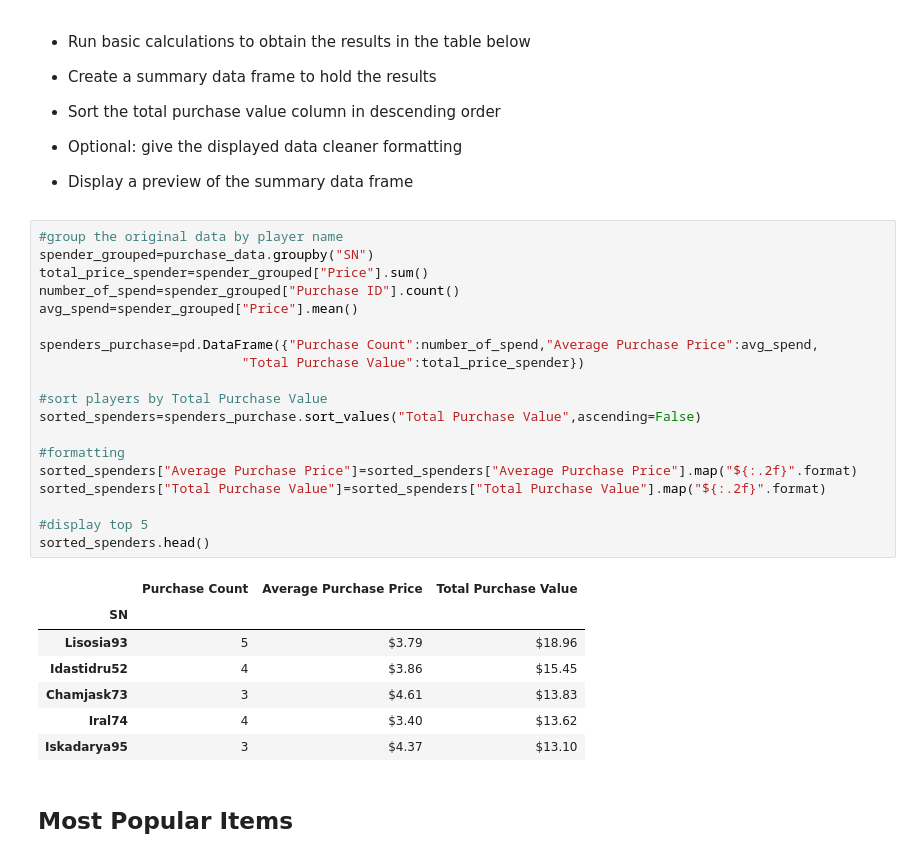
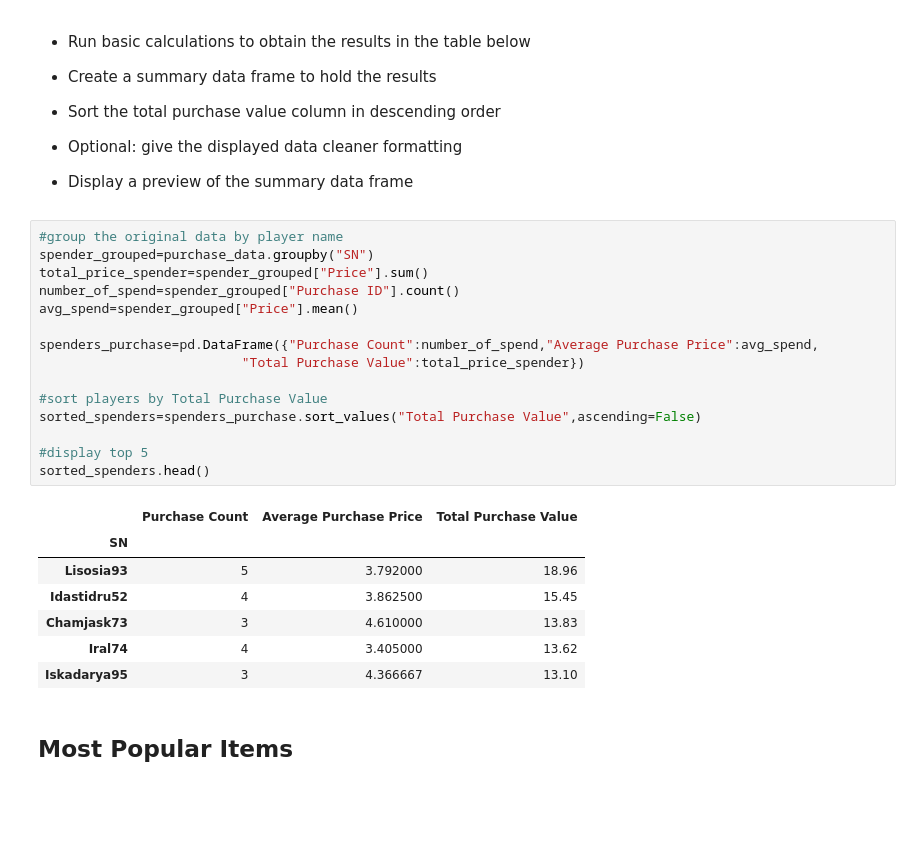
Before and after one commit to emilymoon28/pandas-analysis, a Jupyter notebook: HeroesofPymoli/HeroesOfPymoli_main.ipynb, the cells around one changed output. Drawn from its saved outputs; the diff is of its cells as text; blank space fills up the shorter version.

Commit message:
removed formatting

```diff
--- a/HeroesofPymoli/HeroesOfPymoli_main.ipynb
+++ b/HeroesofPymoli/HeroesOfPymoli_main.ipynb
@@ -270,30 +263,26 @@ purchasing_age_summary
 # %%
 #group the original data by player name
 spender_grouped=purchase_data.groupby("SN")
 total_price_spender=spender_grouped["Price"].sum()
 number_of_spend=spender_grouped["Purchase ID"].count()
 avg_spend=spender_grouped["Price"].mean()
 
 spenders_purchase=pd.DataFrame({"Purchase Count":number_of_spend,"Average Purchase Price":avg_spend,
                           "Total Purchase Value":total_price_spender})
 
 #sort players by Total Purchase Value
 sorted_spenders=spenders_purchase.sort_values("Total Purchase Value",ascending=False)
 
-#formatting
-sorted_spenders["Average Purchase Price"]=sorted_spenders["Average Purchase Price"].map("${:.2f}".format)
-sorted_spenders["Total Purchase Value"]=sorted_spenders["Total Purchase Value"].map("${:.2f}".format)
-
 #display top 5
 sorted_spenders.head()
 # %% [output]
 |  | Purchase Count | Average Purchase Price | Total Purchase Value |
 | SN |  |  |  |
-| Lisosia93 | 5 | $3.79 | $18.96 |
-| Idastidru52 | 4 | $3.86 | $15.45 |
-| Chamjask73 | 3 | $4.61 | $13.83 |
-| Iral74 | 4 | $3.40 | $13.62 |
-| Iskadarya95 | 3 | $4.37 | $13.10 |
+| Lisosia93 | 5 | 3.792000 | 18.96 |
+| Idastidru52 | 4 | 3.862500 | 15.45 |
+| Chamjask73 | 3 | 4.610000 | 13.83 |
+| Iral74 | 4 | 3.405000 | 13.62 |
+| Iskadarya95 | 3 | 4.366667 | 13.10 |
 # %% [markdown]
 ## Most Popular Items
 # %% [markdown]
```
Also changed, not shown: parts of 3 cells of this notebook.
